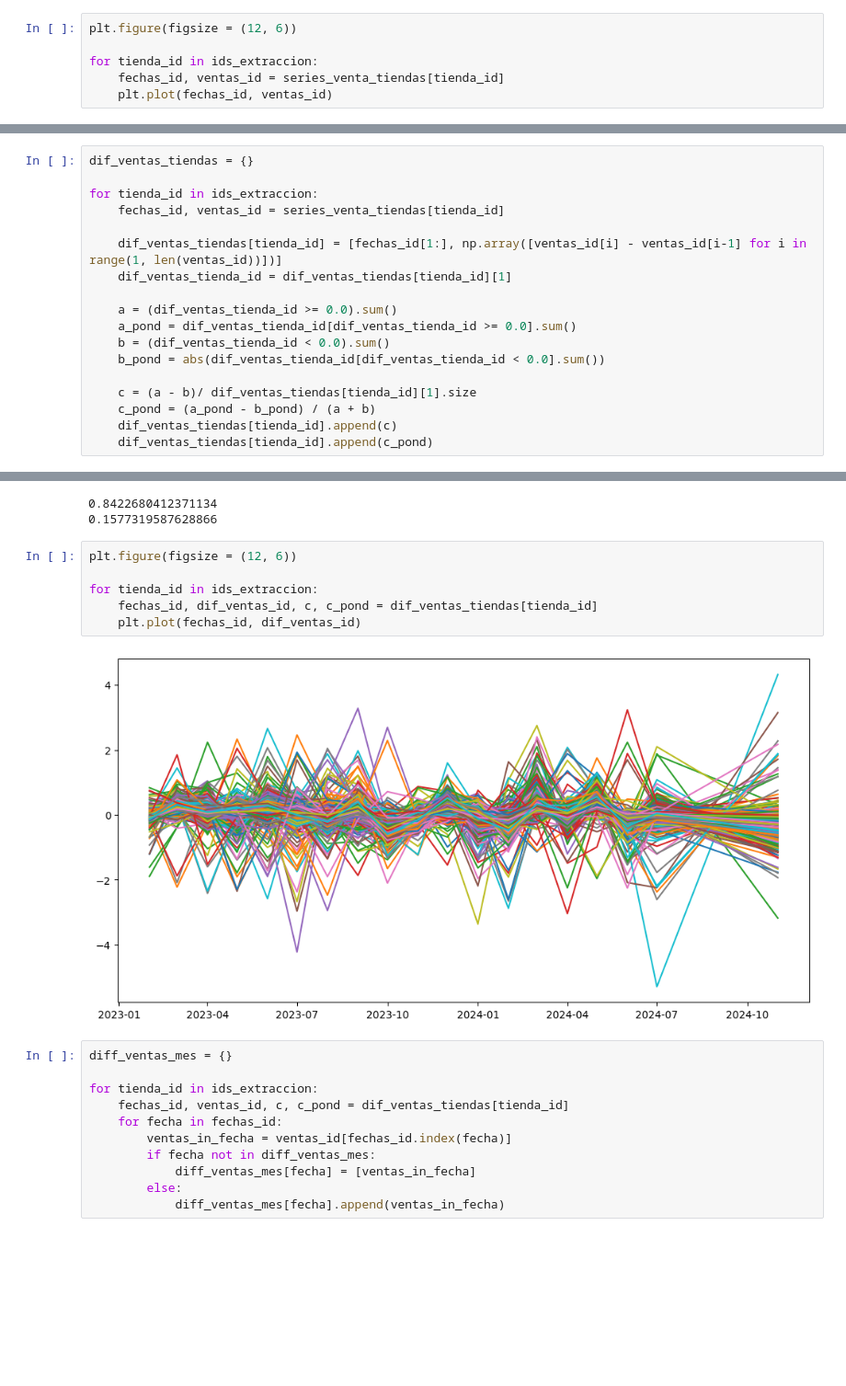
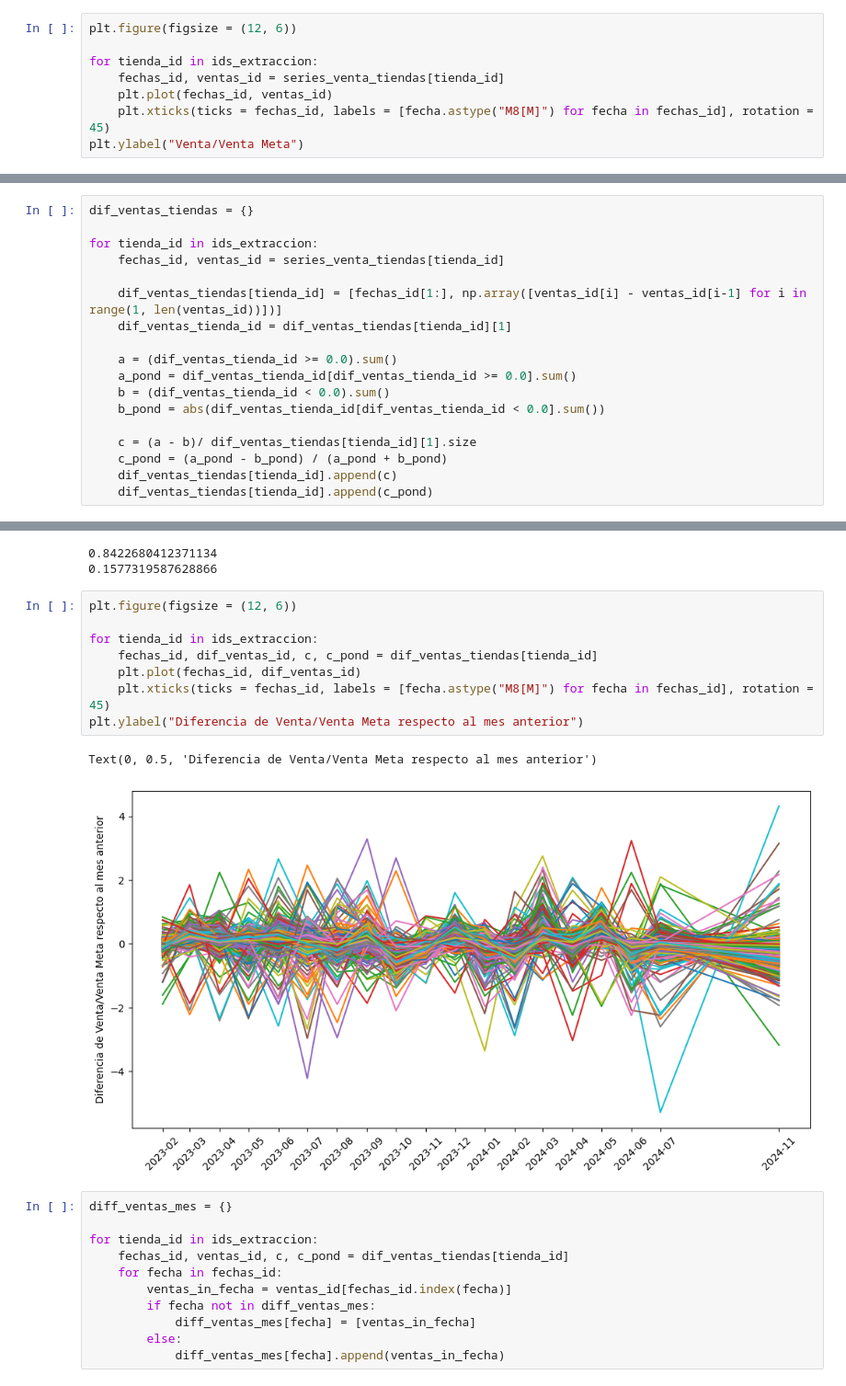
Before and after one commit to FedeSS99/Proyecto-Oxxo-F4, a Jupyter notebook: ExploracionVentas.ipynb, the cells around one changed output, grey strips where cells are left out. Shown at 92% size. Drawn from its saved outputs; the diff is of its cells as text; blank space fills up the shorter version.

```diff
--- a/ExploracionVentas.ipynb
+++ b/ExploracionVentas.ipynb
@@ -196,4 +196,6 @@ plt.figure(figsize = (12, 6))
 for tienda_id in ids_extraccion:
     fechas_id, ventas_id = series_venta_tiendas[tienda_id]
     plt.plot(fechas_id, ventas_id)
+    plt.xticks(ticks = fechas_id, labels = [fecha.astype("M8[M]") for fecha in fechas_id], rotation = 45)
+plt.ylabel("Venta/Venta Meta")
 # %% [output]
@@ -232,7 +259,7 @@ for tienda_id in ids_extraccion:
     b_pond = abs(dif_ventas_tienda_id[dif_ventas_tienda_id < 0.0].sum())
 
     c = (a - b)/ dif_ventas_tiendas[tienda_id][1].size
-    c_pond = (a_pond - b_pond) / (a + b)
+    c_pond = (a_pond - b_pond) / (a_pond + b_pond)
     dif_ventas_tiendas[tienda_id].append(c)
     dif_ventas_tiendas[tienda_id].append(c_pond)
 # %%
@@ -266,11 +299,14 @@ print((lista_metrica_c_pond < 0.0).sum()/size_lista_metrica_c_pond)
 # %%
 plt.figure(figsize = (12, 6))
 
 for tienda_id in ids_extraccion:
     fechas_id, dif_ventas_id, c, c_pond = dif_ventas_tiendas[tienda_id]
     plt.plot(fechas_id, dif_ventas_id)
+    plt.xticks(ticks = fechas_id, labels = [fecha.astype("M8[M]") for fecha in fechas_id], rotation = 45)
+plt.ylabel("Diferencia de Venta/Venta Meta respecto al mes anterior")
 # %% [output]
+Text(0, 0.5, 'Diferencia de Venta/Venta Meta respecto al mes anterior')
-[figure, old version]
+[figure, new version]
 # %%
 diff_ventas_mes = {}
 
```
Also changed, not shown: parts of 13 cells of this notebook, 1 other file.
